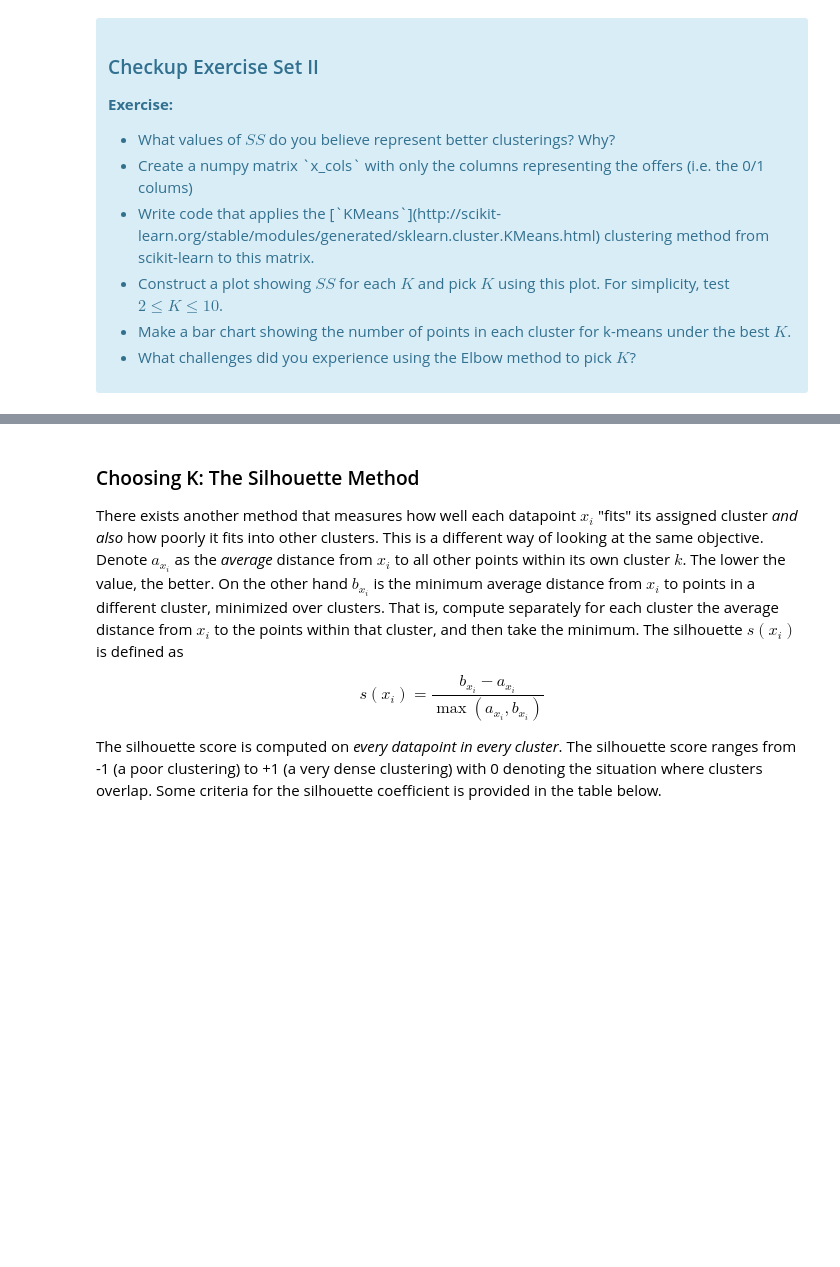
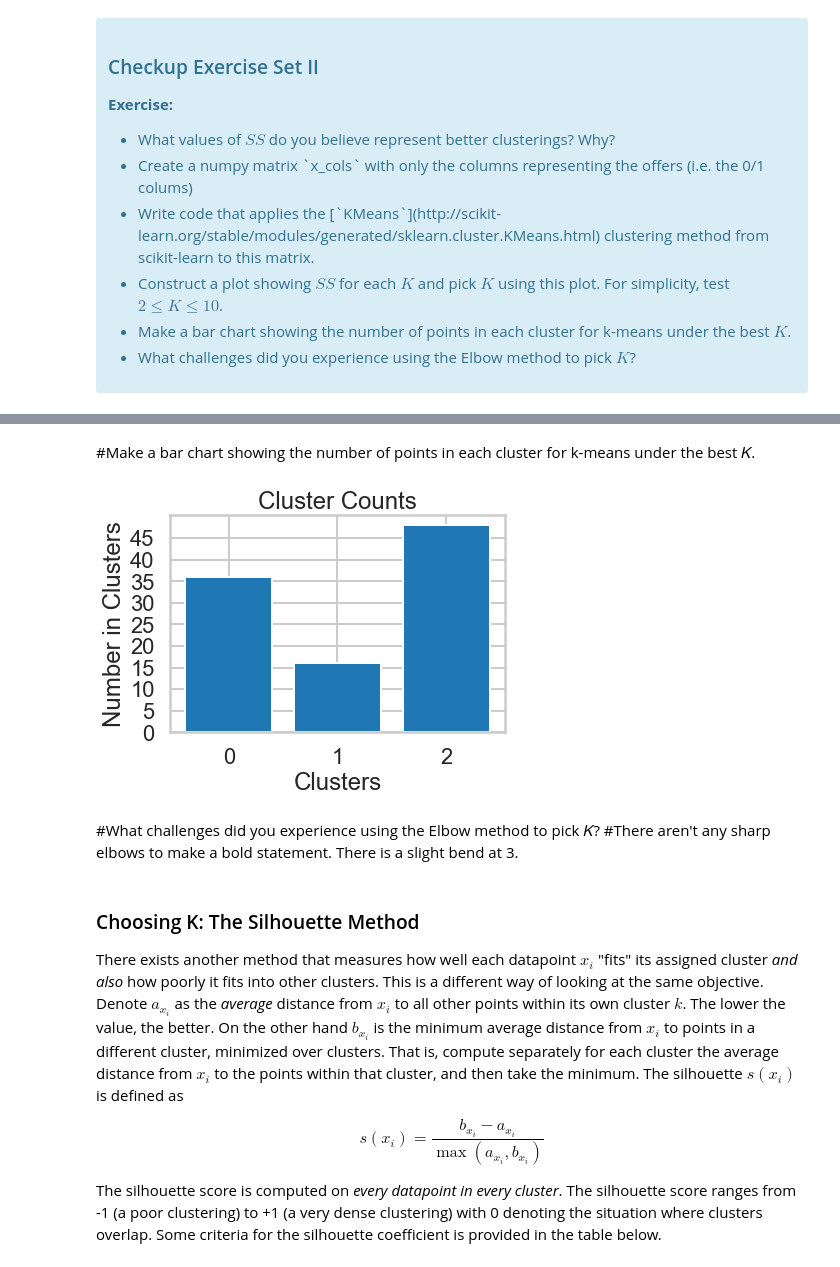
Before and after one commit to mightysquirrely/Springboard-Mini-Projects, a Jupyter notebook: Mini_Project_Clustering.ipynb, the cells around one changed output, grey strips where cells are left out. Drawn from its saved outputs; the diff is of its cells as text; code cells hidden in the pictures; blank space fills up the shorter version.

```diff
--- a/Mini_Project_Clustering.ipynb
+++ b/Mini_Project_Clustering.ipynb
@@ -129,3 +178,20 @@ where $x_i$ is a point, $C_k$ represents cluster $k$ and $\mu_k$ is the centroid
+# %% [markdown]
+#Make a bar chart showing the number of points in each cluster for k-means under the best 𝐾.
+# %%
+clusters = KMeans(n_clusters=3).fit_predict(x_cols)
+matrix['cluster'] = clusters
+cluster_counts = matrix.cluster.value_counts()
+
+_ = plt.bar(cluster_counts.index, cluster_counts.values)
+_ = plt.yticks(range(0,50,5))
+_ = plt.xlabel('Clusters')
+_ = plt.ylabel('Number in Clusters')
+_ = plt.title('Cluster Counts')
+# %% [output]
+[figure, added]
+# %% [markdown]
+#What challenges did you experience using the Elbow method to pick 𝐾?
+#There aren't any sharp elbows to make a bold statement.  There is a slight bend at 3.
 # %% [markdown]
 ### Choosing K: The Silhouette Method
 
```
Also changed, not shown: parts of 32 cells of this notebook.
